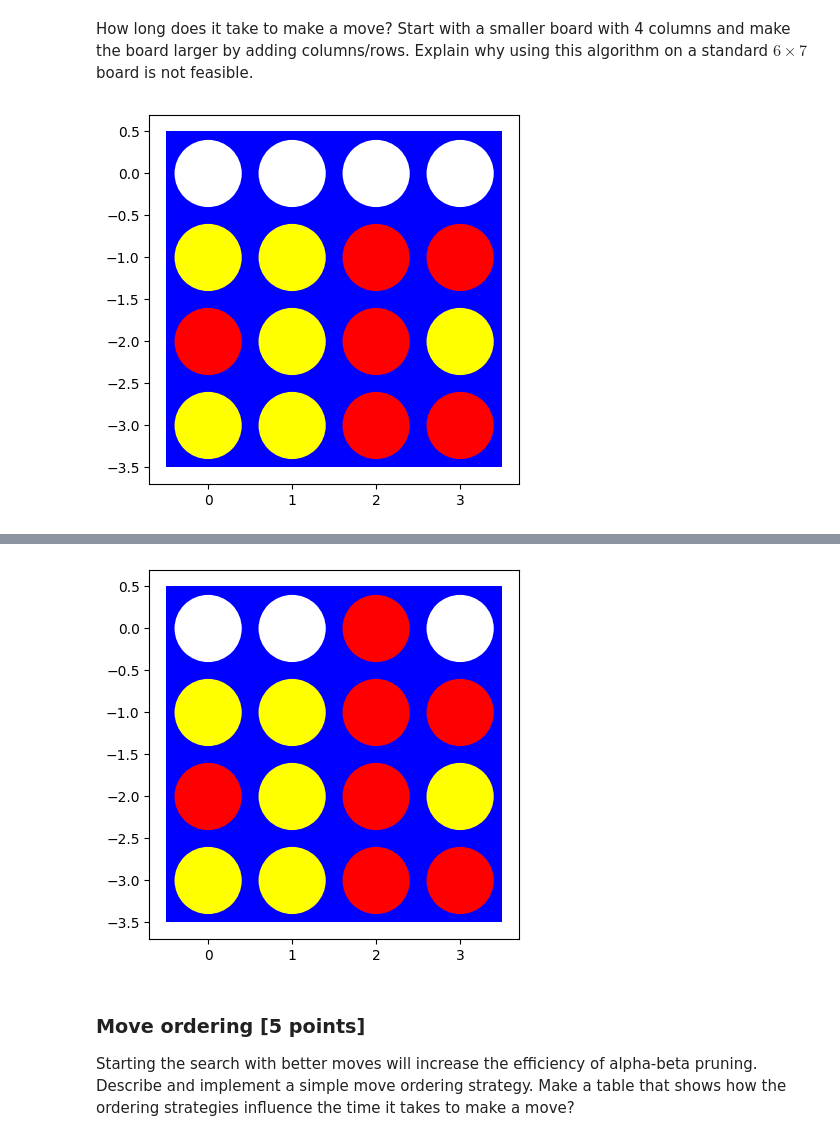
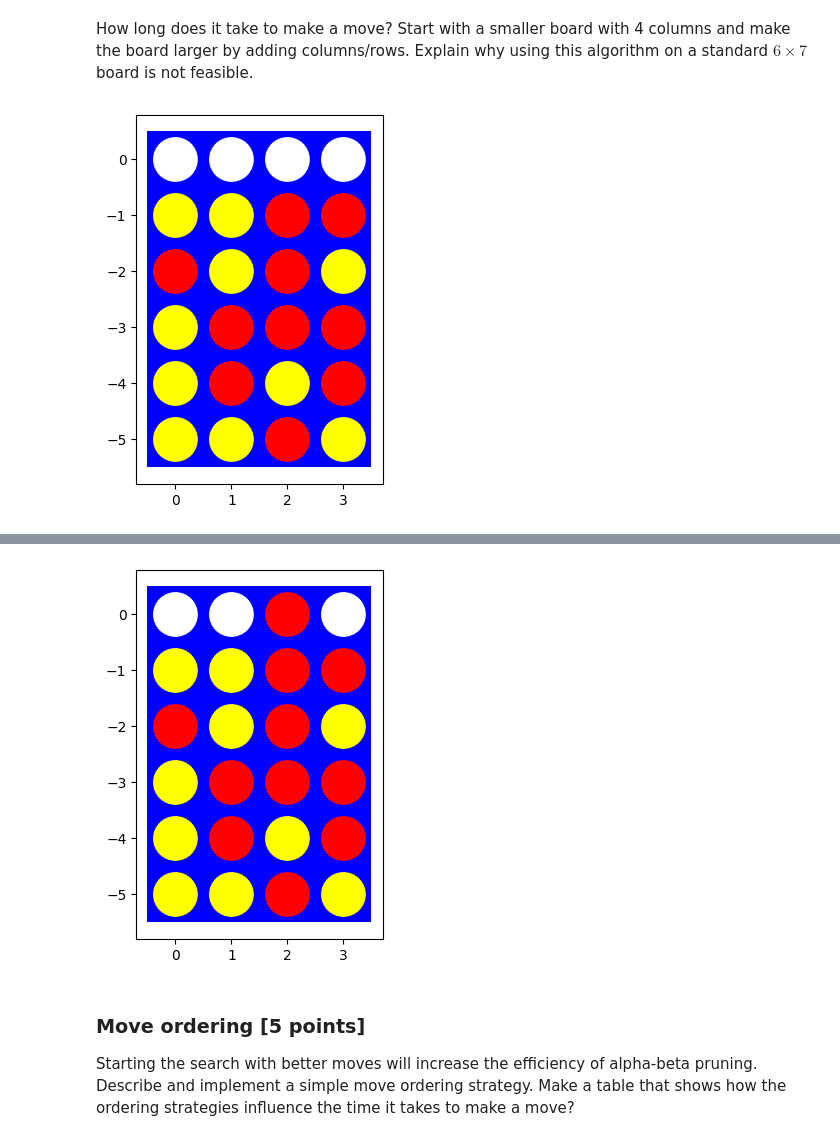
Before and after one commit to LaiTanTai/CSTTNT_NC, a Jupyter notebook: lab04/assignment_connect4.ipynb, the cells around one changed output, grey strips where cells are left out. Cells and saved outputs as stored; diff of their text form; code cells hidden in the pictures.

```diff
--- a/lab04/assignment_connect4.ipynb
+++ b/lab04/assignment_connect4.ipynb
@@ -471,19 +510,25 @@ Gia tri cuoi cung
 How long does it take to make a move? Start with a smaller board with 4 columns and make the board larger by adding columns/rows. Explain why using this algorithm on a standard $6 \times 7$ board is not feasible.
 # %%
 # Your code/ answer goes here.
+import time
 board = [[0, 0, 0, 0],
           [-1, -1, 1, 1],
           [1, -1, 1, -1],
-          [-1, -1, 1, 1]]
+          [-1, 1, 1, 1],
+          [-1, 1, -1, 1],
+          [-1, -1, 1, -1]]
+
 board = np.array(board)
 last_row_each_col = np.sum(board == 0, axis=0) - 1
 visualize(board)
 node = Node(board,last_row_each_col)
-%time action, _ = minimax_decision(node,0,4)
-
+t0 = time.time()
+action, _ = minimax_decision(node,0,6) # độ sâu bắt đầu từ 0 và tối đa khi bằng 6
+t1 = time.time()
+print(f"make decision took: {(t1 - t0) * 1e3} miliseconds")
 new_board, new_last_row_each_col = result(board, last_row_each_col, action, player(node.board))
-
-
 visualize(new_board)
+#Explain why using this algorithm on a standard 6 x 7 board is not feasible ?
+#Giải thích nếu bàn cờ 6x7 và không giới hạn độ sâu thì tổng số trạng thái rất lớn có thể bằng 7^42
 # %% [output]
-[figure, old version]
+[figure, new version]
@@ -492,4 +536,4 @@ Wall time: 1.02 ms
-[figure, old version]
+[figure, new version]
 # %% [markdown]
 ### Move ordering [5 points]
 
```
Also changed, not shown: parts of 8 cells of this notebook.
